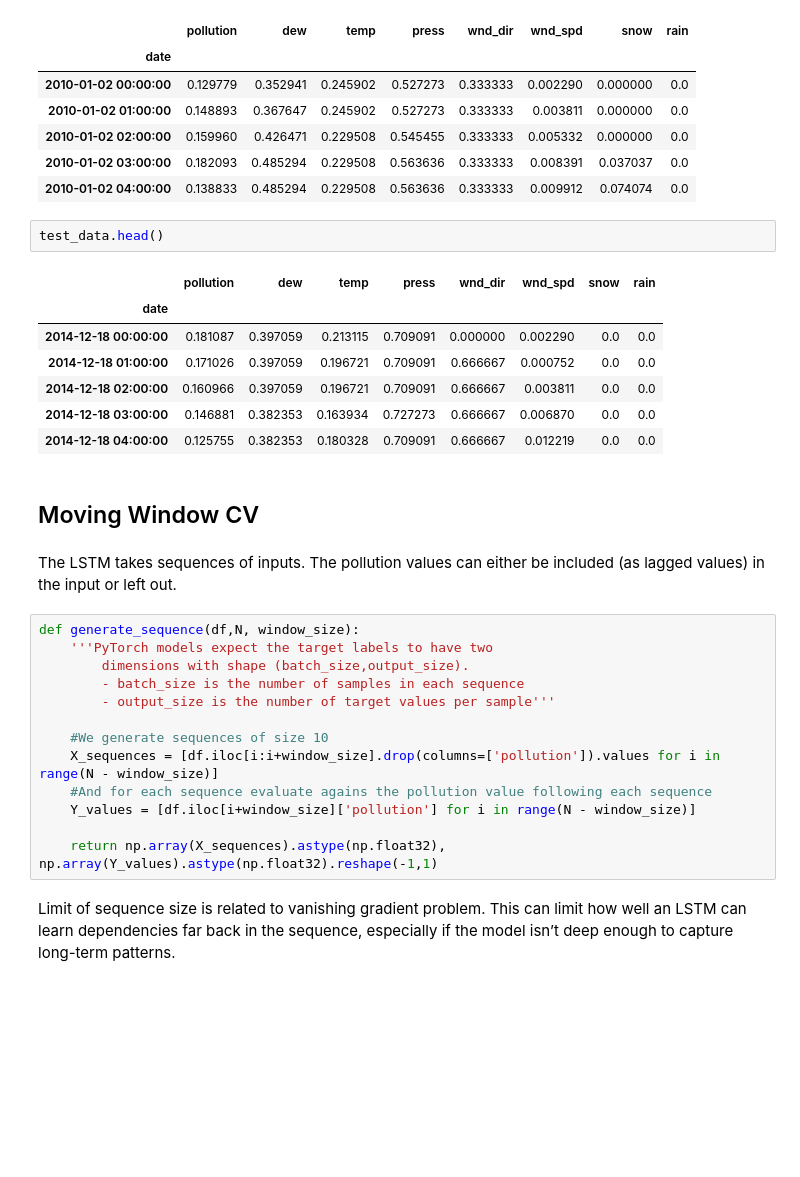
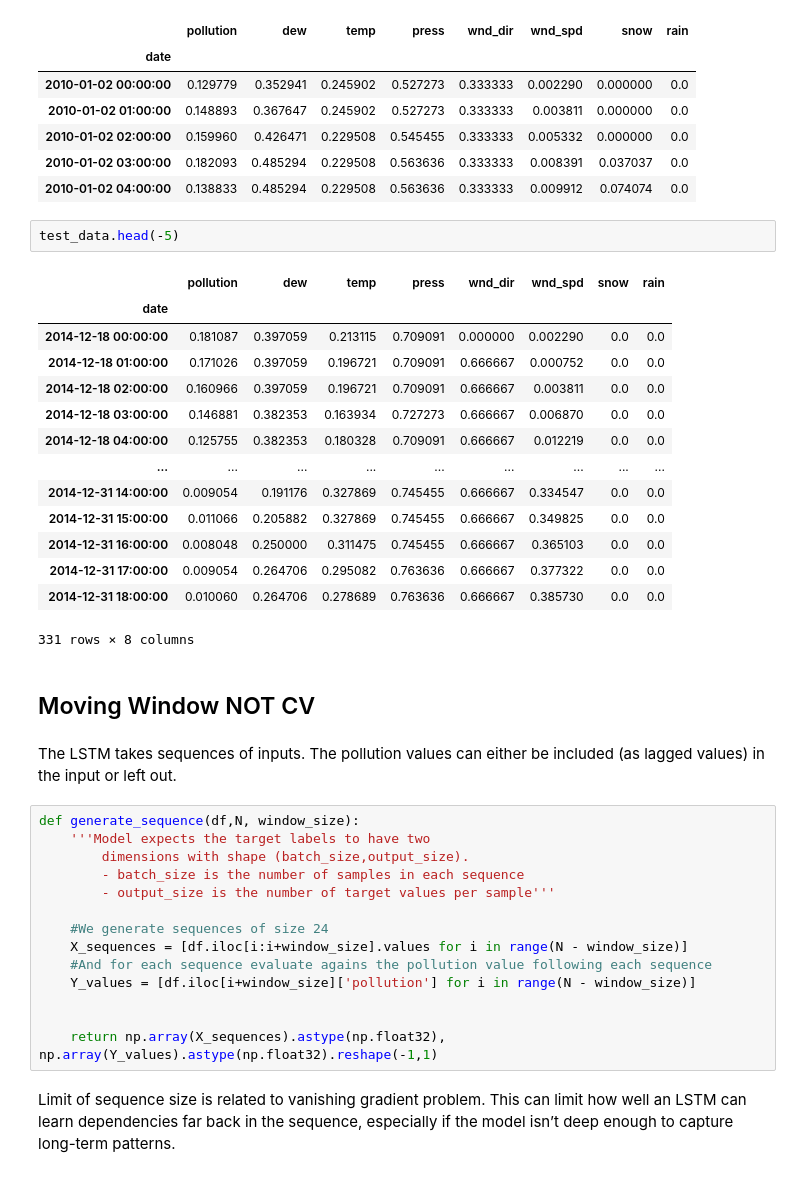
Before and after one commit to djjjones6/Group_Assessment_2, a Jupyter notebook: Matt W/LSTM_practice.ipynb, the cells around one changed output. Drawn from its saved outputs; the diff is of its cells as text; blank space fills up the shorter version.

```diff
--- a/Matt W/LSTM_practice.ipynb
+++ b/Matt W/LSTM_practice.ipynb
@@ -36,31 +36,39 @@ train_data.head()
 | 2010-01-02 03:00:00 | 0.182093 | 0.485294 | 0.229508 | 0.563636 | 0.333333 | 0.008391 | 0.037037 | 0.0 |
 | 2010-01-02 04:00:00 | 0.138833 | 0.485294 | 0.229508 | 0.563636 | 0.333333 | 0.009912 | 0.074074 | 0.0 |
 # %%
-test_data.head()
+test_data.head(-5)
 # %% [output]
 |  | pollution | dew | temp | press | wnd_dir | wnd_spd | snow | rain |
 | date |  |  |  |  |  |  |  |  |
 | 2014-12-18 00:00:00 | 0.181087 | 0.397059 | 0.213115 | 0.709091 | 0.000000 | 0.002290 | 0.0 | 0.0 |
 | 2014-12-18 01:00:00 | 0.171026 | 0.397059 | 0.196721 | 0.709091 | 0.666667 | 0.000752 | 0.0 | 0.0 |
 | 2014-12-18 02:00:00 | 0.160966 | 0.397059 | 0.196721 | 0.709091 | 0.666667 | 0.003811 | 0.0 | 0.0 |
 | 2014-12-18 03:00:00 | 0.146881 | 0.382353 | 0.163934 | 0.727273 | 0.666667 | 0.006870 | 0.0 | 0.0 |
 | 2014-12-18 04:00:00 | 0.125755 | 0.382353 | 0.180328 | 0.709091 | 0.666667 | 0.012219 | 0.0 | 0.0 |
+| ... | ... | ... | ... | ... | ... | ... | ... | ... |
+| 2014-12-31 14:00:00 | 0.009054 | 0.191176 | 0.327869 | 0.745455 | 0.666667 | 0.334547 | 0.0 | 0.0 |
+| 2014-12-31 15:00:00 | 0.011066 | 0.205882 | 0.327869 | 0.745455 | 0.666667 | 0.349825 | 0.0 | 0.0 |
+| 2014-12-31 16:00:00 | 0.008048 | 0.250000 | 0.311475 | 0.745455 | 0.666667 | 0.365103 | 0.0 | 0.0 |
+| 2014-12-31 17:00:00 | 0.009054 | 0.264706 | 0.295082 | 0.763636 | 0.666667 | 0.377322 | 0.0 | 0.0 |
+| 2014-12-31 18:00:00 | 0.010060 | 0.264706 | 0.278689 | 0.763636 | 0.666667 | 0.385730 | 0.0 | 0.0 |
+331 rows × 8 columns
 # %% [markdown]
-## Moving Window CV
+## Moving Window NOT CV
 # %% [markdown]
 The LSTM takes sequences of inputs. The pollution values can either be included (as lagged values) in the input or left out.
 # %%
 def generate_sequence(df,N, window_size):
-    '''PyTorch models expect the target labels to have two
+    '''Model expects the target labels to have two
         dimensions with shape (batch_size,output_size).
         - batch_size is the number of samples in each sequence
         - output_size is the number of target values per sample'''
 
-    #We generate sequences of size 10
-    X_sequences = [df.iloc[i:i+window_size].drop(columns=['pollution']).values for i in range(N - window_size)]
+    #We generate sequences of size 24
+    X_sequences = [df.iloc[i:i+window_size].values for i in range(N - window_size)]
     #And for each sequence evaluate agains the pollution value following each sequence
     Y_values = [df.iloc[i+window_size]['pollution'] for i in range(N - window_size)]
 
+
     return np.array(X_sequences).astype(np.float32), np.array(Y_values).astype(np.float32).reshape(-1,1)
 # %% [markdown]
 Limit of sequence size is related to vanishing gradient problem. This can limit how well an LSTM can learn dependencies far back in the sequence, especially if the model isn’t deep enough to capture long-term patterns.
```
Also changed, not shown: parts of 39 cells of this notebook, 4 other files.
